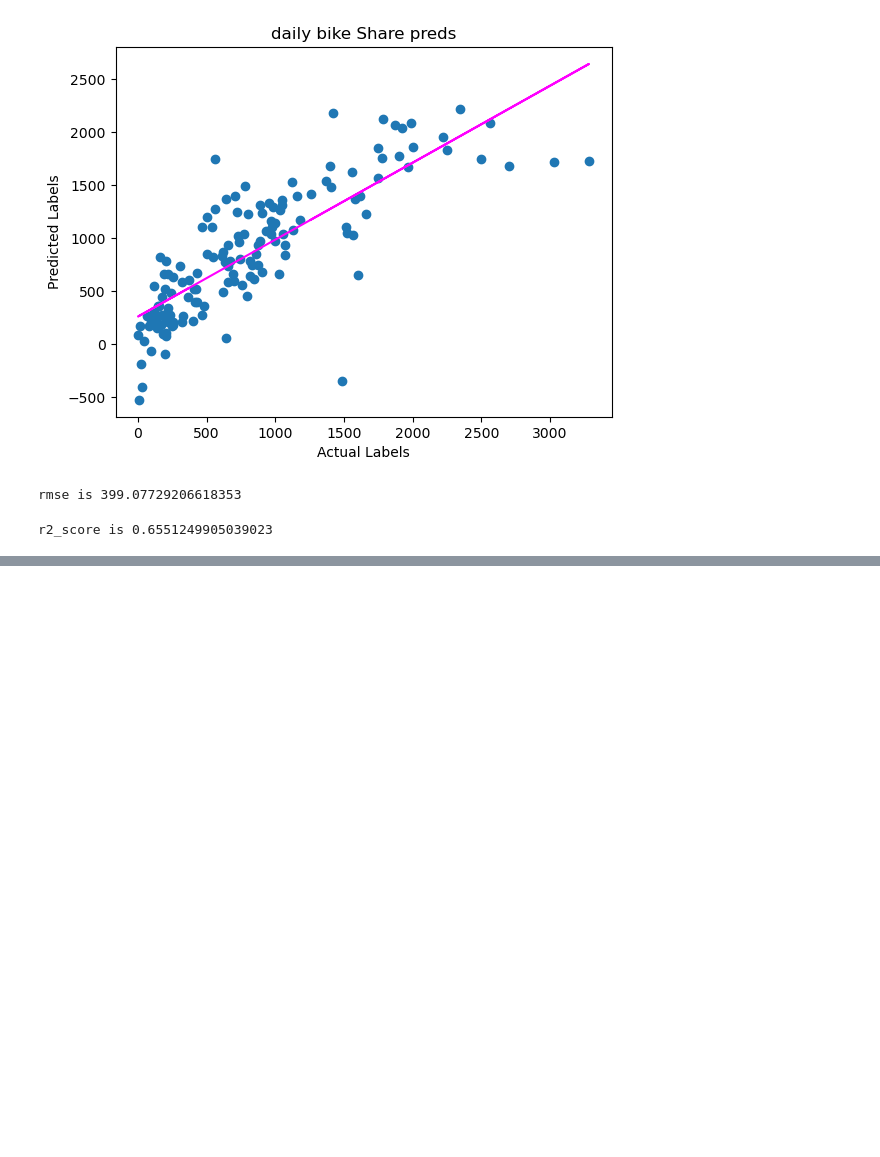
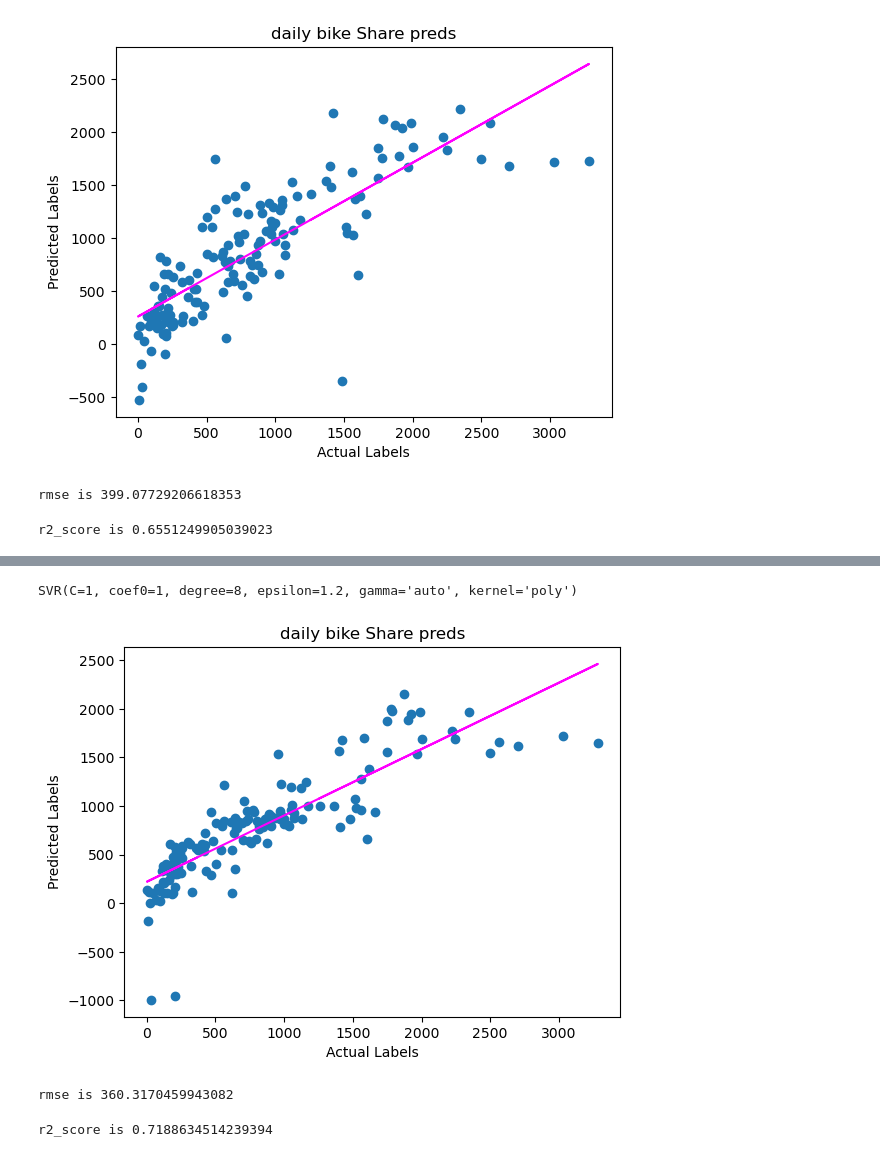
Before and after one commit to ARKA1112/Python-practice-projects, a Jupyter notebook: bikeshare_microsoft.ipynb, the cells around one changed output, grey strips where cells are left out. Drawn from its saved outputs; the diff is of its cells as text; code cells hidden in the pictures; blank space fills up the shorter version.

```diff
--- a/bikeshare_microsoft.ipynb
+++ b/bikeshare_microsoft.ipynb
@@ -325,0 +361,31 @@ r2_score is 0.6551249905039023
+# %%
+from sklearn.svm import SVR
+s_v_r = SVR(C=1,kernel='poly',gamma='auto',degree=8,epsilon=1.2, coef0=1)
+# %%
+s_v_r.fit(train_x_std, train_y)
+# %% [output]
+SVR(C=1, coef0=1, degree=8, epsilon=1.2, gamma='auto', kernel='poly')
+# %%
+pred = s_v_r.predict(test_X_std)
+# %%
+plt.scatter(test_y, pred)
+plt.xlabel('Actual Labels')
+plt.ylabel('Predicted Labels')
+plt.title('daily bike Share preds')
+
+#overlay the regression line
+
+z = np.polyfit(test_y, pred, 1)
+p = np.poly1d(z)
+plt.plot(test_y,p(test_y), color='magenta')
+plt.show()
+# %% [output]
+[figure, added]
+# %%
+print(f'rmse is {np.sqrt(mean_squared_error(test_y, pred))}')
+# %% [output]
+rmse is 360.3170459943082
+# %%
+print(f'r2_score is {r2_score(test_y, pred)}')
+# %% [output]
+r2_score is 0.7188634514239394
```
Also changed, not shown: parts of 9 cells of this notebook.
